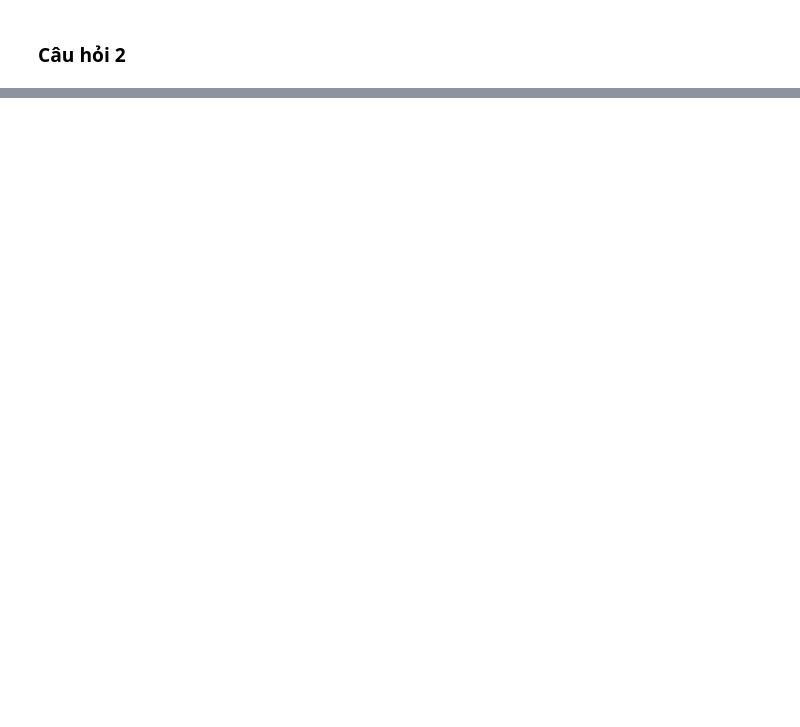
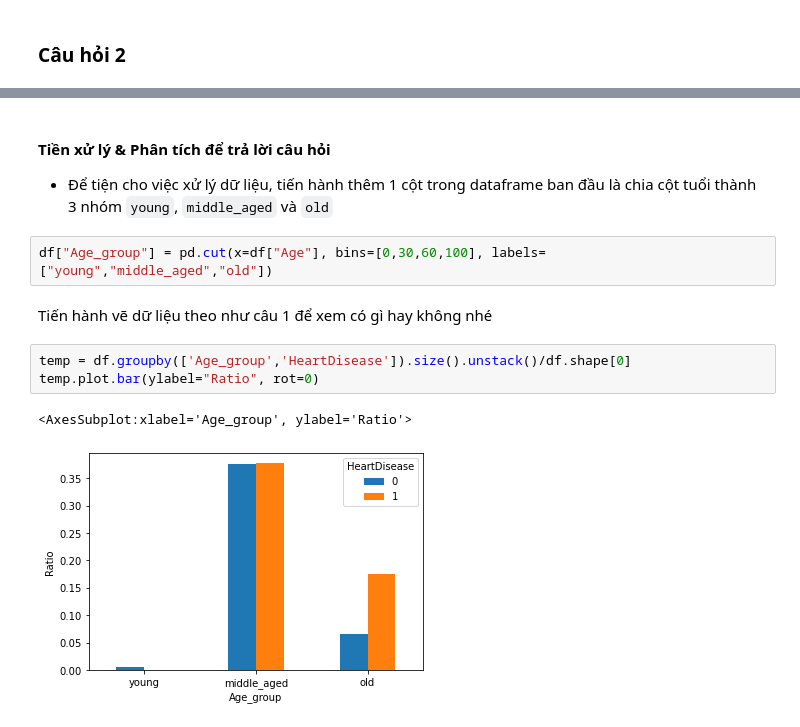
Before and after one commit to MinhVuong2000/P4DS-FinalProject, a Jupyter notebook: Final_Project.ipynb, the cells around one changed output, grey strips where cells are left out. Drawn from its saved outputs; the diff is of its cells as text; blank space fills up the shorter version.

```diff
--- a/Final_Project.ipynb
+++ b/Final_Project.ipynb
@@ -128,0 +255,13 @@ câu trả lời cho câu hỏi?
+# %% [markdown]
+#### Tiền xử lý & Phân tích để trả lời câu hỏi
+- Để tiện cho việc xử lý dữ liệu, tiến hành thêm 1 cột trong dataframe ban đầu là chia cột tuổi thành 3 nhóm `young`, `middle_aged` và `old`
+# %%
+df["Age_group"] = pd.cut(x=df["Age"], bins=[0,30,60,100], labels=["young","middle_aged","old"])
+# %% [markdown]
+Tiến hành vẽ dữ liệu theo như câu 1 để xem có gì hay không nhé
+# %%
+temp = df.groupby(['Age_group','HeartDisease']).size().unstack()/df.shape[0]
+temp.plot.bar(ylabel="Ratio", rot=0)
+# %% [output]
+<AxesSubplot:xlabel='Age_group', ylabel='Ratio'>
+[figure, added]
```
Also changed, not shown: parts of 69 cells of this notebook.
